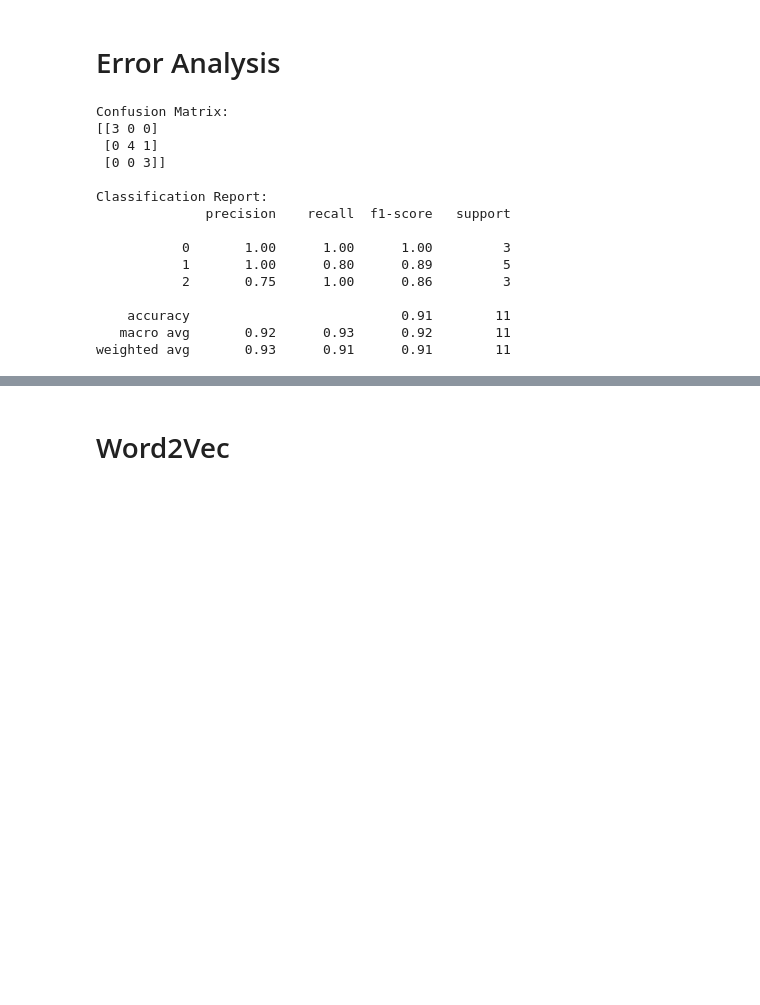
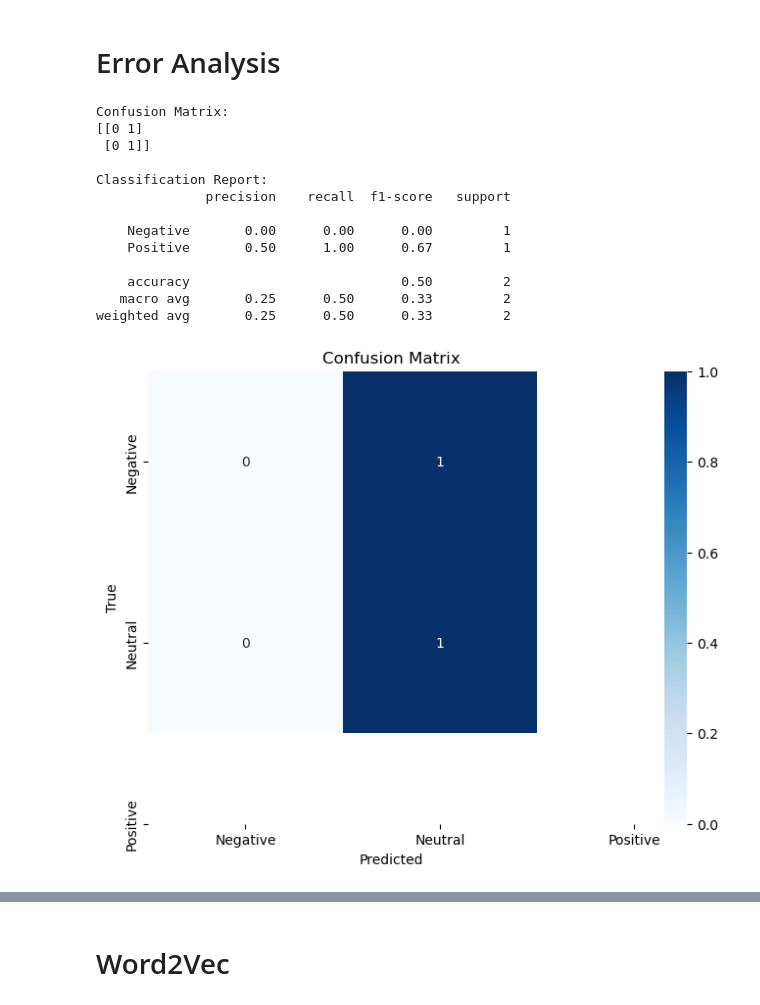
Before and after one commit to Rajeshpmuthu/NLP_Twitter_Project, a Jupyter notebook: NLP_Deeplearning.ipynb, the cells around one changed output, grey strips where cells are left out. Cells and saved outputs as stored; diff of their text form; code cells hidden in the pictures; blank space fills up the shorter version.

```diff
--- a/NLP_Deeplearning.ipynb
+++ b/NLP_Deeplearning.ipynb
@@ -489,48 +506,38 @@ Preprocessing: Make sure that your text data is properly preprocessed, including
 # %% [markdown]
 # Error Analysis
 # %%
-import pandas as pd
-from sklearn.feature_extraction.text import TfidfVectorizer
-from sklearn.model_selection import train_test_split
-from sklearn.naive_bayes import MultinomialNB
-from sklearn.metrics import confusion_matrix, classification_report
-
-
-# Split the data into training and testing sets
-train_df, test_df = train_test_split(df, test_size=0.2, random_state=42)
-
-# TF-IDF Vectorization
-vectorizer = TfidfVectorizer(max_features=5000, stop_words='english')
-X_train = vectorizer.fit_transform(train_df['Tweet Text'])
-X_test = vectorizer.transform(test_df['Tweet Text'])
-
-# Naive Bayes classifier
-classifier = MultinomialNB()
-classifier.fit(X_train, train_df['Sentiment'])
-predictions = classifier.predict(X_test)
-
 # Error Analysis
 conf_matrix = confusion_matrix(test_df['Sentiment'], predictions)
 classification_rep = classification_report(test_df['Sentiment'], predictions)
 
 print("Confusion Matrix:")
 print(conf_matrix)
 
 print("\nClassification Report:")
 print(classification_rep)
+
+plt.figure(figsize=(8, 6))
+sns.heatmap(conf_matrix, annot=True, fmt='g', cmap='Blues', xticklabels=['Negative', 'Neutral', 'Positive'], yticklabels=['Negative', 'Neutral', 'Positive'])
+plt.title('Confusion Matrix')
+plt.xlabel('Predicted')
+plt.ylabel('True')
+plt.show()
+
+# Plot Classification Report
+classification_report_dict = classification_report(test_df['Sentiment'], predictions, output_dict=True)
+accuracy = classification_report_dict['accuracy']
 # %% [output]
 Confusion Matrix:
-[[3 0 0]
- [0 4 1]
- [0 0 3]]
+[[0 1]
+ [0 1]]
 
 Classification Report:
               precision    recall  f1-score   support
 
-           0       1.00      1.00      1.00         3
-           1       1.00      0.80      0.89         5
-           2       0.75      1.00      0.86         3
+    Negative       0.00      0.00      0.00         1
+    Positive       0.50      1.00      0.67         1
 
-    accuracy                           0.91        11
-   macro avg       0.92      0.93      0.92        11
-weighted avg       0.93      0.91      0.91        11
+    accuracy                           0.50         2
+   macro avg       0.25      0.50      0.33         2
+weighted avg       0.25      0.50      0.33         2
+[figure, added]
```
Also changed, not shown: parts of 26 cells of this notebook.
